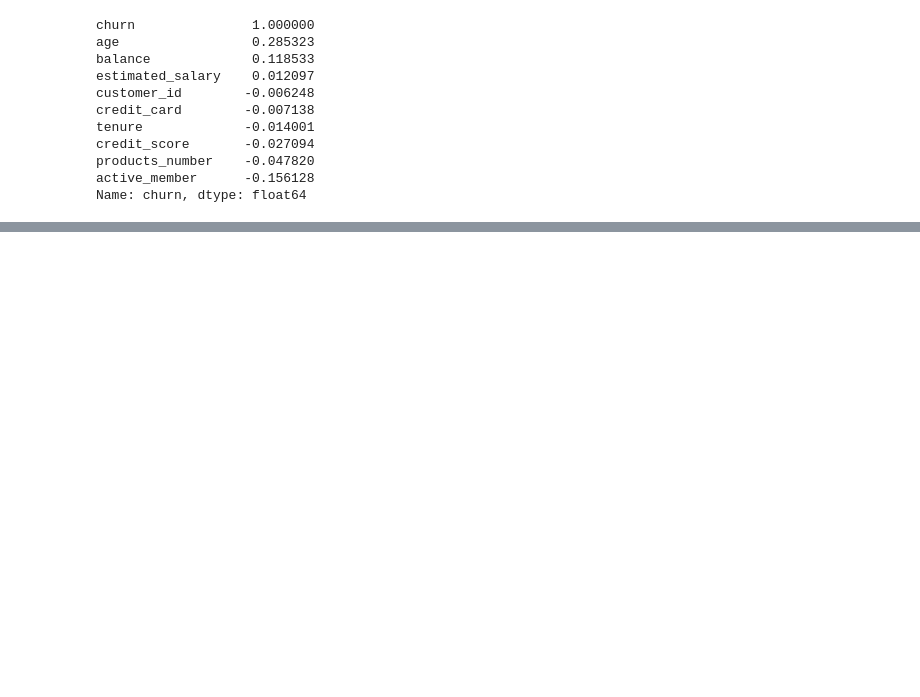
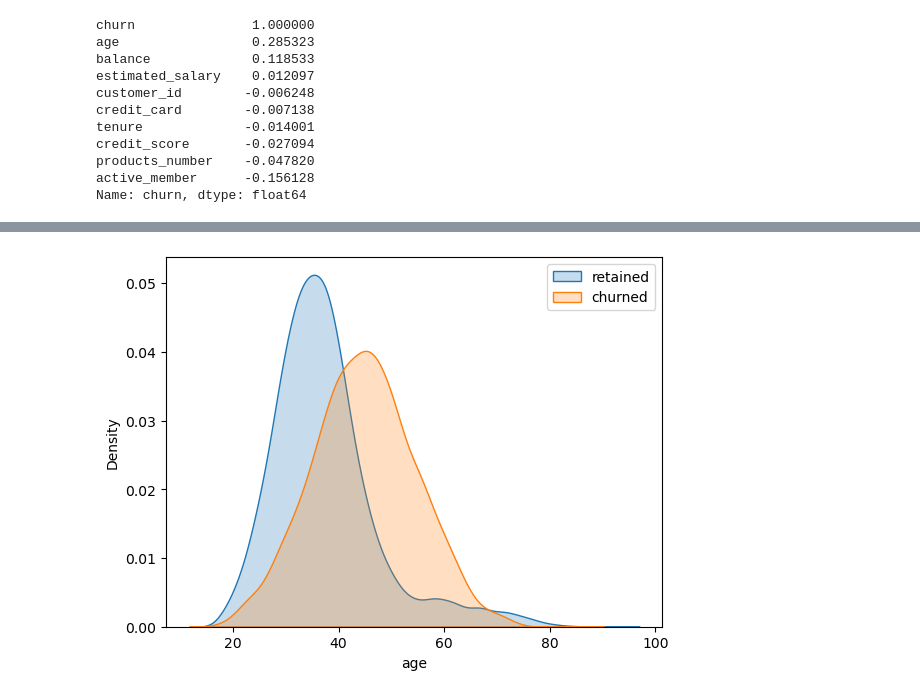
Before and after one commit to EliasOMacias/Bank_client_churn_prediction, a Jupyter notebook: Bank_churn_predictor.ipynb, the cells around one changed output, grey strips where cells are left out. Cells and saved outputs as stored; diff of their text form; code cells hidden in the pictures; blank space fills up the shorter version.

```diff
--- a/Bank_churn_predictor.ipynb
+++ b/Bank_churn_predictor.ipynb
@@ -113,0 +126,14 @@ Name: churn, dtype: float64
+# %%
+churned_df = df[df['churn']==1]
+# %%
+non_churned_df = df[df['churn']==0]
+# %%
+fig1,ax1 = plt.subplots()
+sns.kdeplot(non_churned_df['age'],fill = True,ax=ax1,label='retained')
+sns.kdeplot(churned_df['age'], fill = True,ax=ax1,label='churned')
+
+ax1.legend()
+
+plt.show()
+# %% [output]
+[figure, added]
```
Also changed, not shown: parts of 9 cells of this notebook.
